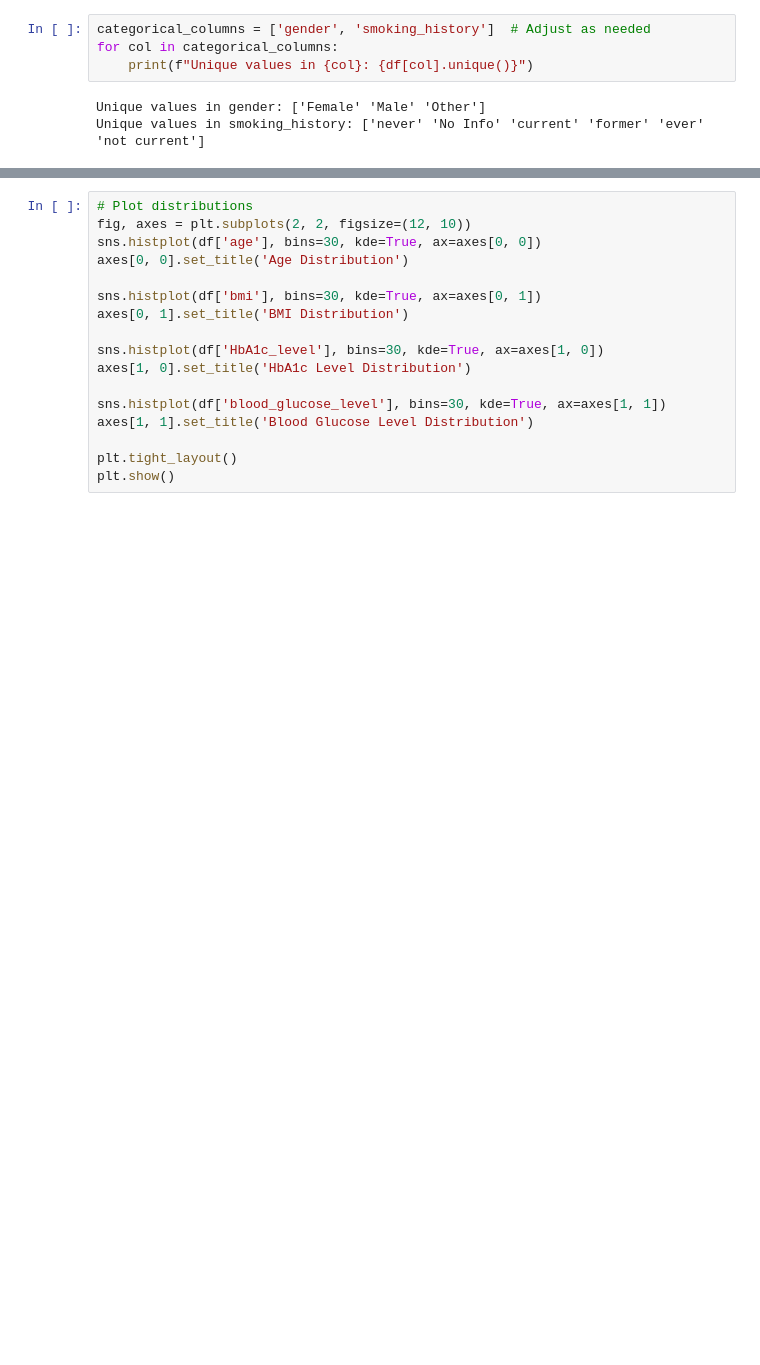
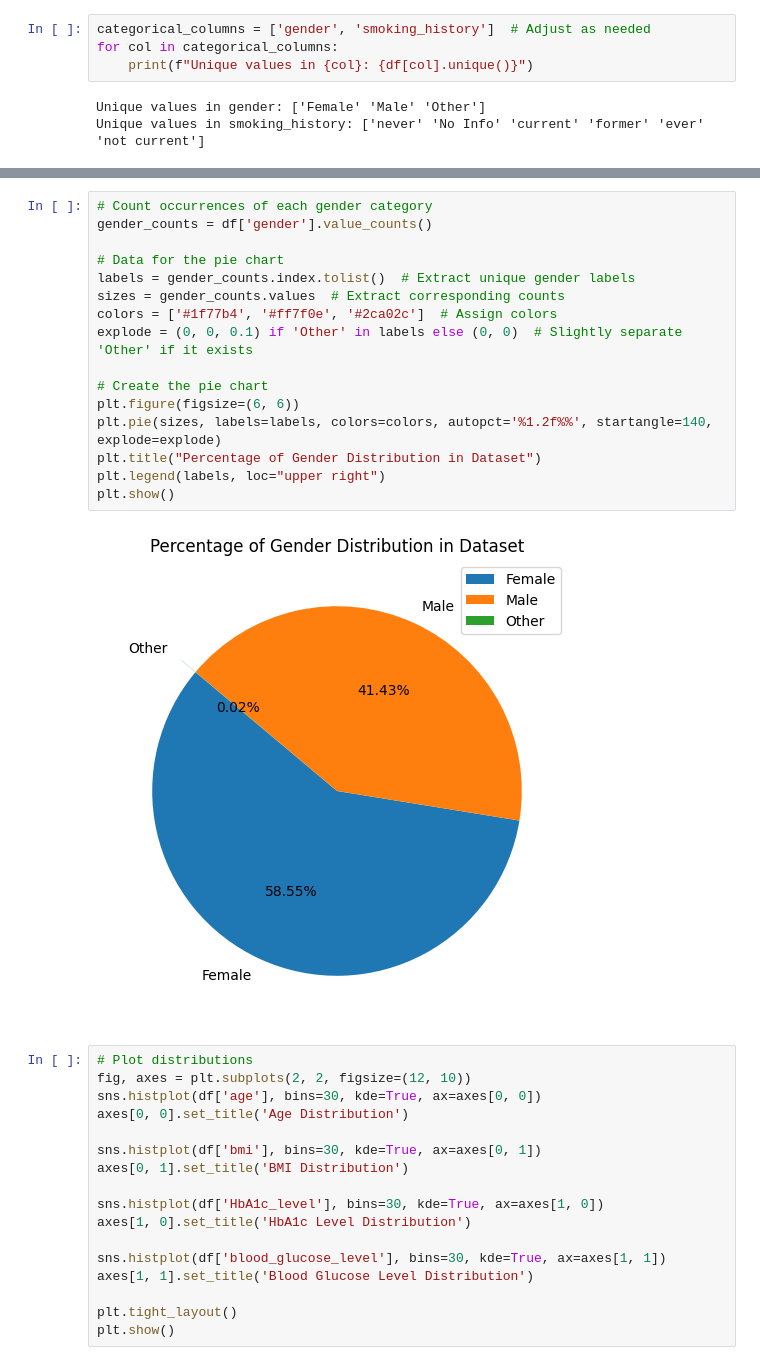
Before and after one commit to AsmaShaikhTMU/Projects, a Jupyter notebook: EDA_Report_Dataset_1.ipynb, the cells around one changed output, grey strips where cells are left out. Cells and saved outputs as stored; diff of their text form; blank space fills up the shorter version.

```diff
--- a/EDA_Report_Dataset_1.ipynb
+++ b/EDA_Report_Dataset_1.ipynb
@@ -107,3 +125,21 @@ Unique values in smoking_history: ['never' 'No Info' 'current' 'former' 'ever' '
+# %%
+# Count occurrences of each gender category
+gender_counts = df['gender'].value_counts()
+
+# Data for the pie chart
+labels = gender_counts.index.tolist()  # Extract unique gender labels
+sizes = gender_counts.values  # Extract corresponding counts
+colors = ['#1f77b4', '#ff7f0e', '#2ca02c']  # Assign colors
+explode = (0, 0, 0.1) if 'Other' in labels else (0, 0)  # Slightly separate 'Other' if it exists
+
+# Create the pie chart
+plt.figure(figsize=(6, 6))
+plt.pie(sizes, labels=labels, colors=colors, autopct='%1.2f%%', startangle=140, explode=explode)
+plt.title("Percentage of Gender Distribution in Dataset")
+plt.legend(labels, loc="upper right")
+plt.show()
+# %% [output]
+[figure, added]
 # %%
 # Plot distributions
 fig, axes = plt.subplots(2, 2, figsize=(12, 10))
```
Also changed, not shown: parts of 44 cells of this notebook.
